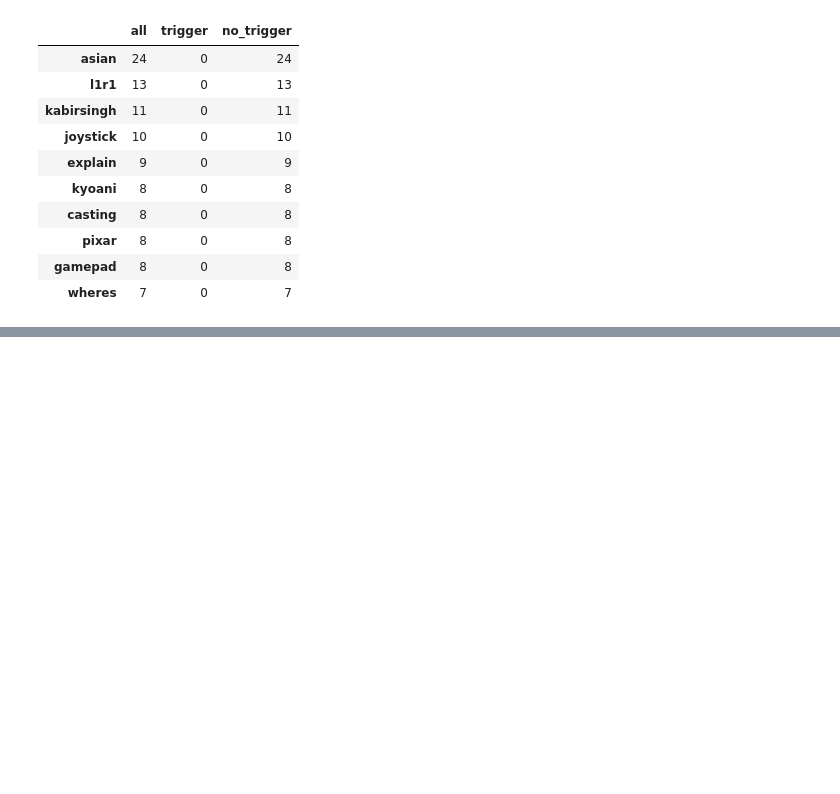
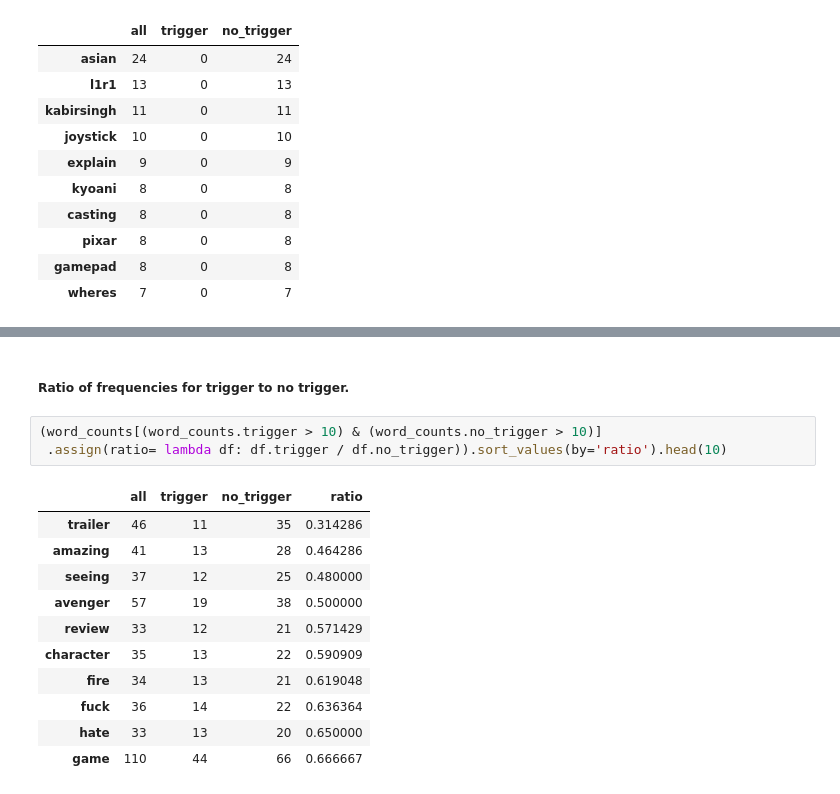
Before and after one commit to matthewzapata/twitter-trigger-warnings, a Jupyter notebook: trigger_warnings.ipynb, the cells around one changed output, grey strips where cells are left out. Cells and saved outputs as stored; diff of their text form; blank space fills up the shorter version.

```diff
--- a/trigger_warnings.ipynb
+++ b/trigger_warnings.ipynb
@@ -543,0 +528,17 @@ Text(0.5, 1.0, 'Proportion of Trigger vs No Trigger for the 20 most common words
+# %% [markdown]
+##### Ratio of frequencies for trigger to no trigger.
+# %%
+(word_counts[(word_counts.trigger > 10) & (word_counts.no_trigger > 10)]
+ .assign(ratio= lambda df: df.trigger / df.no_trigger)).sort_values(by='ratio').head(10)
+# %% [output]
+|  | all | trigger | no_trigger | ratio |
+| trailer | 46 | 11 | 35 | 0.314286 |
+| amazing | 41 | 13 | 28 | 0.464286 |
+| seeing | 37 | 12 | 25 | 0.480000 |
+| avenger | 57 | 19 | 38 | 0.500000 |
+| review | 33 | 12 | 21 | 0.571429 |
+| character | 35 | 13 | 22 | 0.590909 |
+| fire | 34 | 13 | 21 | 0.619048 |
+| fuck | 36 | 14 | 22 | 0.636364 |
+| hate | 33 | 13 | 20 | 0.650000 |
+| game | 110 | 44 | 66 | 0.666667 |
```
Also changed, not shown: parts of 12 cells of this notebook.
